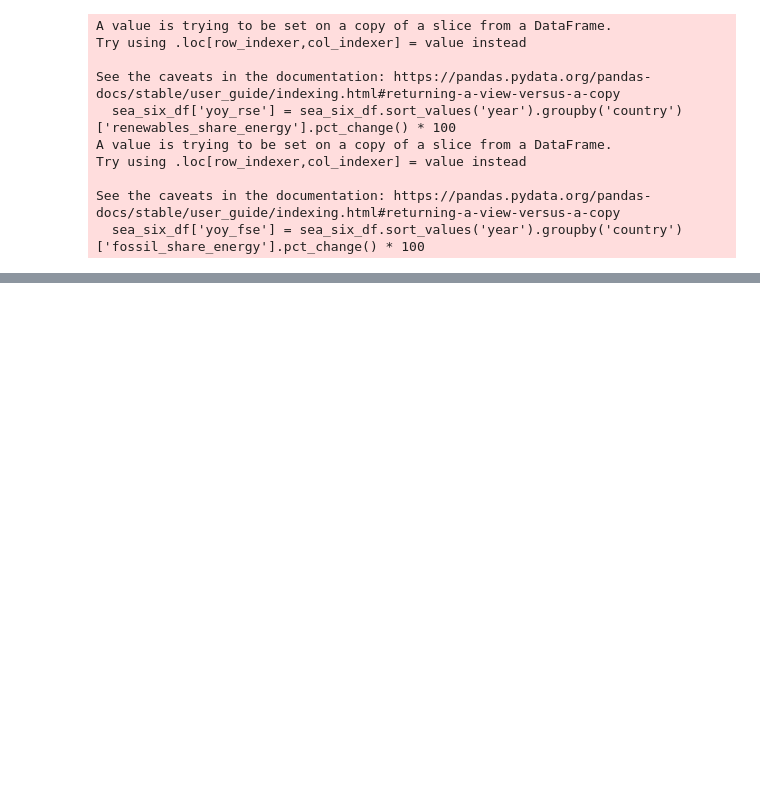
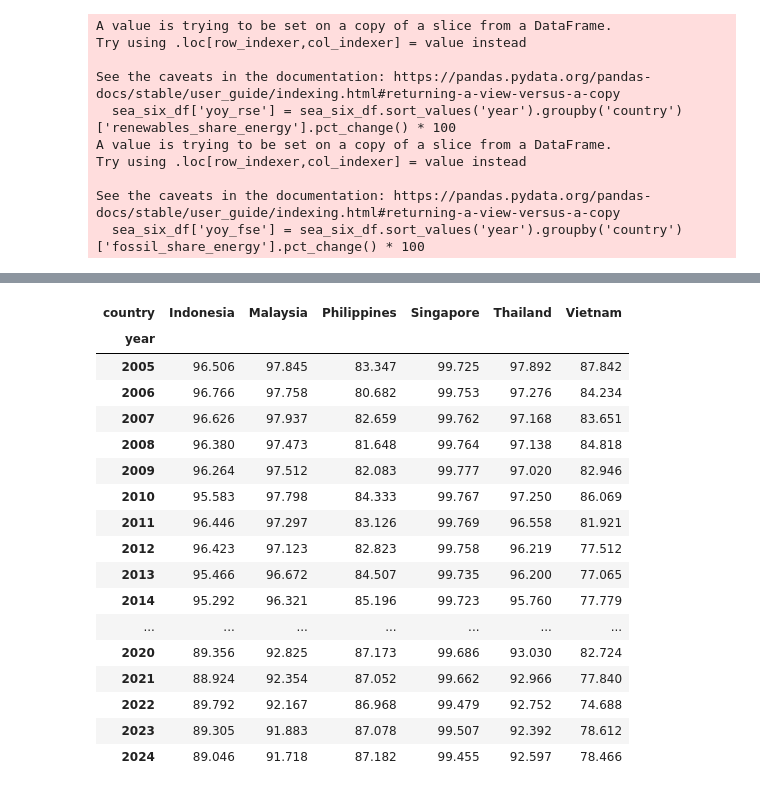
Before and after one commit to christianabusca/energy-climate-analysis, a Jupyter notebook: energy-project.ipynb, the cells around one changed output, grey strips where cells are left out. Saved outputs shown, nothing was run; the diff lists cells and outputs as text; code cells hidden in the pictures; blank space fills up the shorter version.

```diff
--- a/energy-project.ipynb
+++ b/energy-project.ipynb
@@ -339,0 +390,23 @@ sea_six_df.tail(20)
+# %%
+# yoy_rse	yoy_fse	cum_rse	cum_fse
+random = sea_six_df.pivot_table(index='year', columns='country', values='fossil_share_energy')
+random
+# %% [output]
+| country | Indonesia | Malaysia | Philippines | Singapore | Thailand | Vietnam |
+| year |  |  |  |  |  |  |
+| 2005 | 96.506 | 97.845 | 83.347 | 99.725 | 97.892 | 87.842 |
+| 2006 | 96.766 | 97.758 | 80.682 | 99.753 | 97.276 | 84.234 |
+| 2007 | 96.626 | 97.937 | 82.659 | 99.762 | 97.168 | 83.651 |
+| 2008 | 96.380 | 97.473 | 81.648 | 99.764 | 97.138 | 84.818 |
+| 2009 | 96.264 | 97.512 | 82.083 | 99.777 | 97.020 | 82.946 |
+| 2010 | 95.583 | 97.798 | 84.333 | 99.767 | 97.250 | 86.069 |
+| 2011 | 96.446 | 97.297 | 83.126 | 99.769 | 96.558 | 81.921 |
+| 2012 | 96.423 | 97.123 | 82.823 | 99.758 | 96.219 | 77.512 |
+| 2013 | 95.466 | 96.672 | 84.507 | 99.735 | 96.200 | 77.065 |
+| 2014 | 95.292 | 96.321 | 85.196 | 99.723 | 95.760 | 77.779 |
+| ... | ... | ... | ... | ... | ... | ... |
+| 2020 | 89.356 | 92.825 | 87.173 | 99.686 | 93.030 | 82.724 |
+| 2021 | 88.924 | 92.354 | 87.052 | 99.662 | 92.966 | 77.840 |
+| 2022 | 89.792 | 92.167 | 86.968 | 99.479 | 92.752 | 74.688 |
+| 2023 | 89.305 | 91.883 | 87.078 | 99.507 | 92.392 | 78.612 |
+| 2024 | 89.046 | 91.718 | 87.182 | 99.455 | 92.597 | 78.466 |
```
Also changed, not shown: parts of 11 cells of this notebook.
